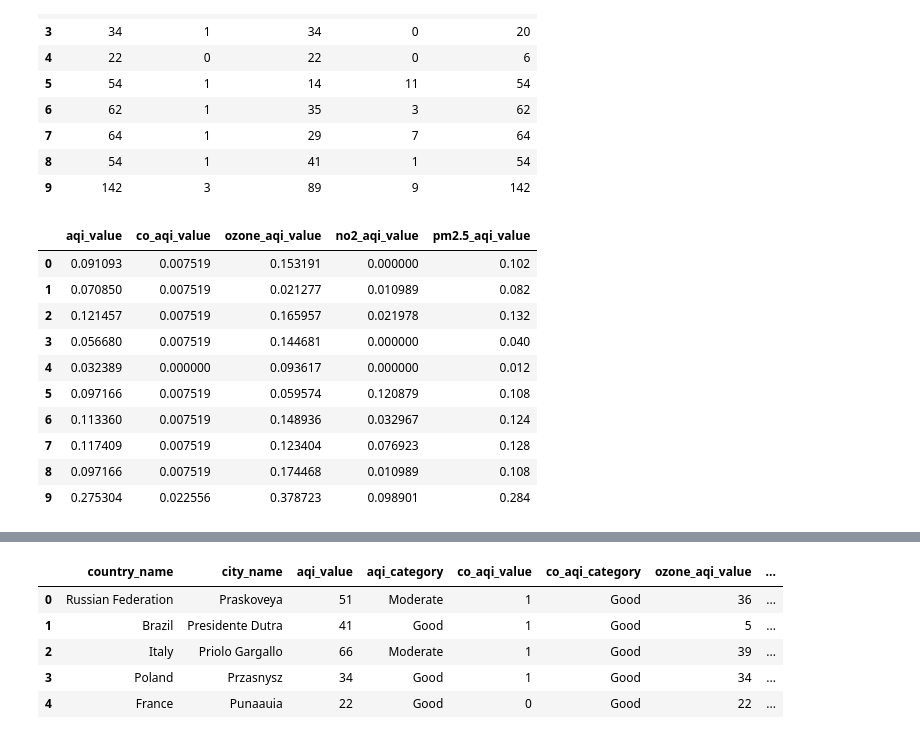
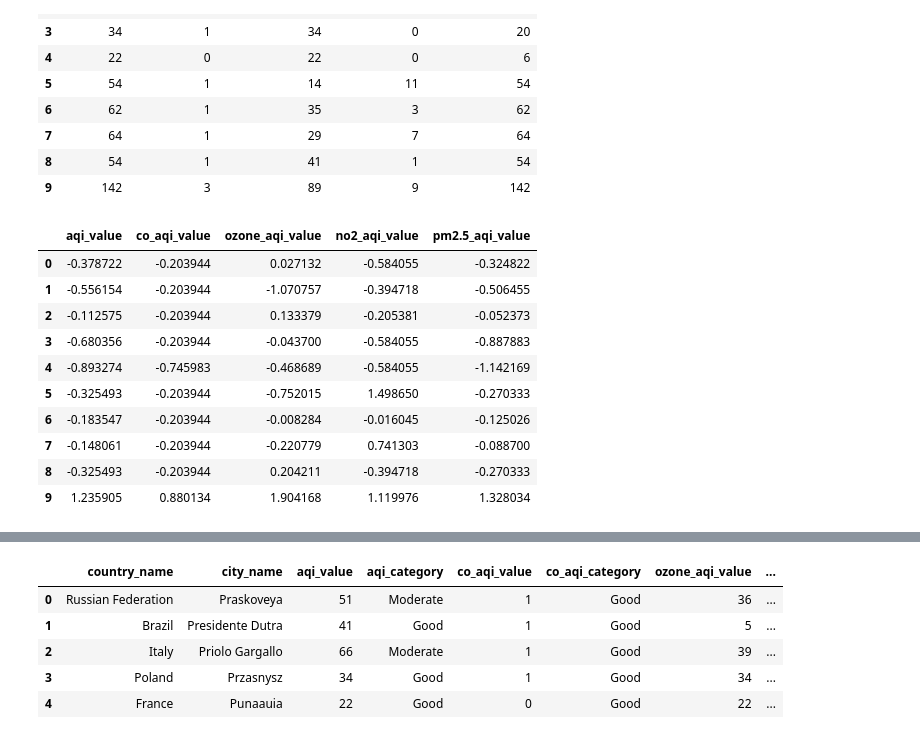
Before and after one commit to yudhamyn/PROJECT-AKHIR, a Jupyter notebook: yudha/main.ipynb, the cells around one changed output, grey strips where cells are left out. Saved outputs shown, nothing was run; the diff lists cells and outputs as text; code cells hidden in the pictures.

```diff
--- a/yudha/main.ipynb
+++ b/yudha/main.ipynb
@@ -453,48 +453,48 @@ df_drop.head(10)
 # %%
 # # Scaling the numeric data
 # scaler = StandardScaler()
 # df_outliers_removed_scaled = scaler.fit_transform(df_outliers_removed[numeric_cols])
 
 # # Combine scaled numeric data with categorical columns
 # df_scaled = pd.concat([pd.DataFrame(df_outliers_removed_scaled, columns=numeric_cols, index=df_outliers_removed.index)], axis=1)
 # df_scaled.head(50)
 
 
-from sklearn.preprocessing import MinMaxScaler
+# from sklearn.preprocessing import MinMaxScaler
 
-# Scaling the numeric data using MinMaxScaler
-scaler = MinMaxScaler()
+# # Scaling the numeric data using MinMaxScaler
+# scaler = MinMaxScaler()
+# df_drop_scaled = scaler.fit_transform(df_drop)
+
+# # Convert the scaled data back to a DataFrame
+# df_scaled = pd.DataFrame(df_drop_scaled, columns=df_drop.columns)
+
+# # Displaying the first 50 rows of the scaled DataFrame
+# df_scaled.head(10)
+
+from sklearn.preprocessing import StandardScaler
+
+# Scaling the numeric data using StandardScaler
+scaler = StandardScaler()
 df_drop_scaled = scaler.fit_transform(df_drop)
 
 # Convert the scaled data back to a DataFrame
 df_scaled = pd.DataFrame(df_drop_scaled, columns=df_drop.columns)
 
-# Displaying the first 50 rows of the scaled DataFrame
+# Displaying the first 10 rows of the scaled DataFrame
 df_scaled.head(10)
-
-# from sklearn.preprocessing import StandardScaler
-
-# # Scaling the numeric data using StandardScaler
-# scaler = StandardScaler()
-# df_drop_scaled = scaler.fit_transform(df_drop)
-
-# # Convert the scaled data back to a DataFrame
-# df_scaled = pd.DataFrame(df_drop_scaled, columns=df_drop.columns)
-
-# # Displaying the first 10 rows of the scaled DataFrame
-# df_scaled.head(10)
 # %% [output]
 |  | aqi_value | co_aqi_value | ozone_aqi_value | no2_aqi_value | pm2.5_aqi_value |
-| 0 | 0.091093 | 0.007519 | 0.153191 | 0.000000 | 0.102 |
-| 1 | 0.070850 | 0.007519 | 0.021277 | 0.010989 | 0.082 |
-| 2 | 0.121457 | 0.007519 | 0.165957 | 0.021978 | 0.132 |
-| 3 | 0.056680 | 0.007519 | 0.144681 | 0.000000 | 0.040 |
-| 4 | 0.032389 | 0.000000 | 0.093617 | 0.000000 | 0.012 |
-| 5 | 0.097166 | 0.007519 | 0.059574 | 0.120879 | 0.108 |
-| 6 | 0.113360 | 0.007519 | 0.148936 | 0.032967 | 0.124 |
-| 7 | 0.117409 | 0.007519 | 0.123404 | 0.076923 | 0.128 |
-| 8 | 0.097166 | 0.007519 | 0.174468 | 0.010989 | 0.108 |
-| 9 | 0.275304 | 0.022556 | 0.378723 | 0.098901 | 0.284 |
+| 0 | -0.378722 | -0.203944 | 0.027132 | -0.584055 | -0.324822 |
+| 1 | -0.556154 | -0.203944 | -1.070757 | -0.394718 | -0.506455 |
+| 2 | -0.112575 | -0.203944 | 0.133379 | -0.205381 | -0.052373 |
+| 3 | -0.680356 | -0.203944 | -0.043700 | -0.584055 | -0.887883 |
+| 4 | -0.893274 | -0.745983 | -0.468689 | -0.584055 | -1.142169 |
+| 5 | -0.325493 | -0.203944 | -0.752015 | 1.498650 | -0.270333 |
+| 6 | -0.183547 | -0.203944 | -0.008284 | -0.016045 | -0.125026 |
+| 7 | -0.148061 | -0.203944 | -0.220779 | 0.741303 | -0.088700 |
+| 8 | -0.325493 | -0.203944 | 0.204211 | -0.394718 | -0.270333 |
+| 9 | 1.235905 | 0.880134 | 1.904168 | 1.119976 | 1.328034 |
 # %%
 # from sklearn.cluster import KMeans
 
```
Also changed, not shown: parts of 8 cells of this notebook, 1 other file.
